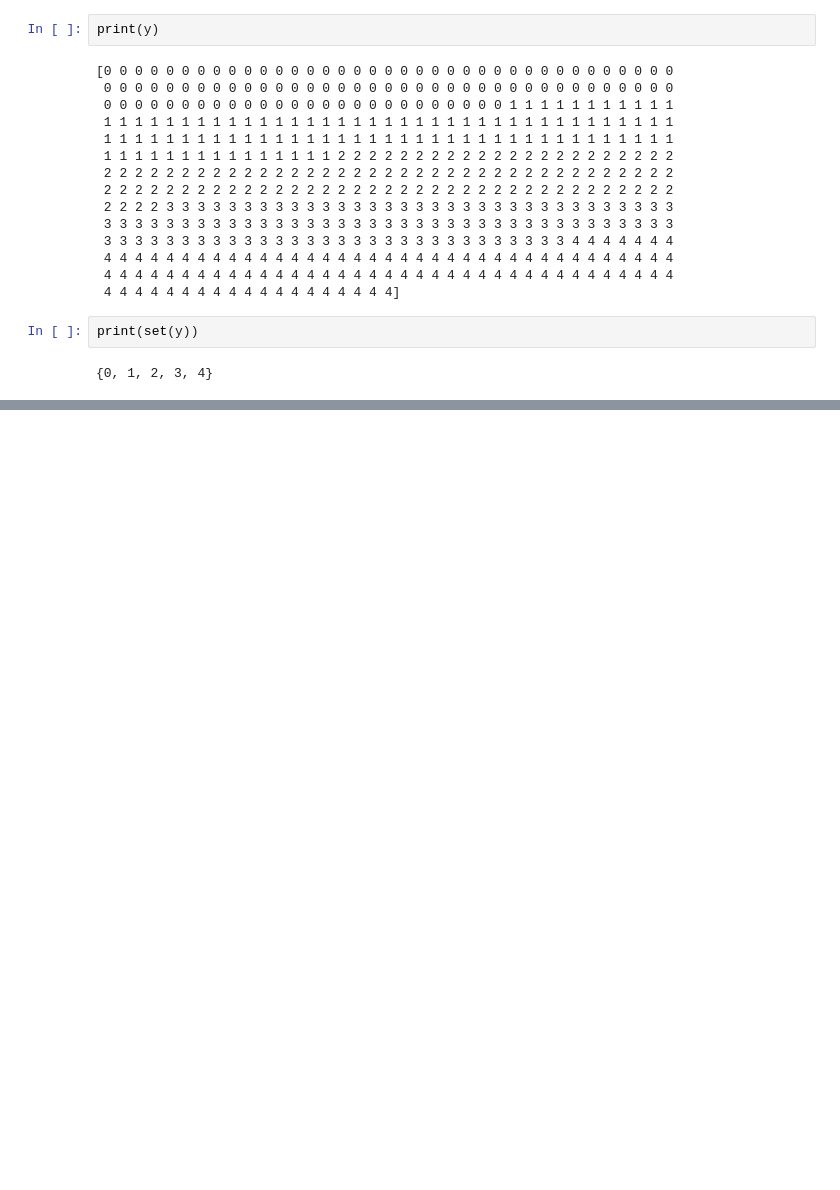
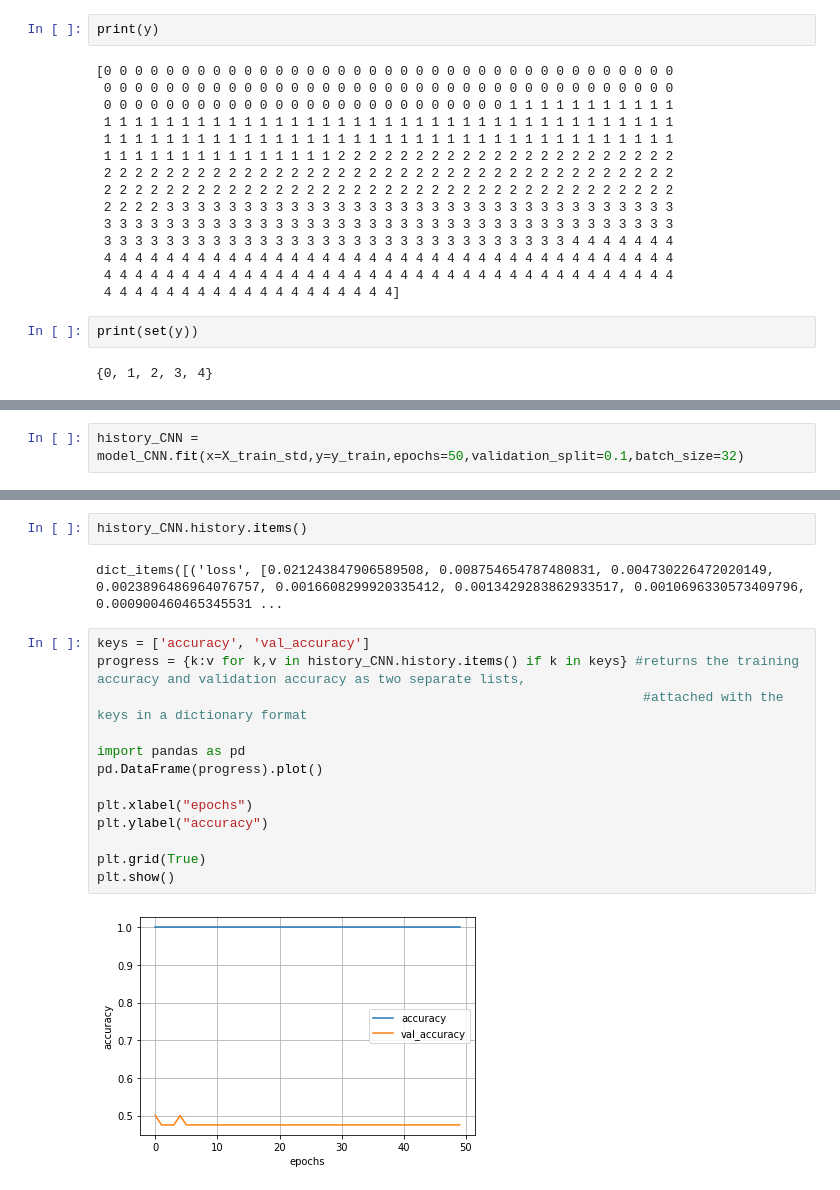
Before and after one commit to JosephGeorgeMtech/Flowers_Classification_CNN, a Jupyter notebook: Flowers_classification_CNN.ipynb, the cells around one changed output, grey strips where cells are left out. Drawn from its saved outputs; the diff is of its cells as text; blank space fills up the shorter version.

```diff
--- a/Flowers_classification_CNN.ipynb
+++ b/Flowers_classification_CNN.ipynb
@@ -141,0 +245,2 @@ print(set(y))
+# %%
+history_CNN = model_CNN.fit(x=X_train_std,y=y_train,epochs=50,validation_split=0.1,batch_size=32)
@@ -141,0 +265,19 @@ print(set(y))
+# %%
+history_CNN.history.items()
+# %% [output]
+dict_items([('loss', [0.021243847906589508, 0.008754654787480831, 0.004730226472020149, 0.0023896486964076757, 0.0016608299920335412, 0.0013429283862933517, 0.0010696330573409796, 0.000900460465345531 ...
+# %%
+keys = ['accuracy', 'val_accuracy']
+progress = {k:v for k,v in history_CNN.history.items() if k in keys} #returns the training accuracy and validation accuracy as two separate lists,
+                                                                      #attached with the keys in a dictionary format
+
+import pandas as pd
+pd.DataFrame(progress).plot()
+
+plt.xlabel("epochs")
+plt.ylabel("accuracy")
+
+plt.grid(True)
+plt.show()
+# %% [output]
+[figure, added]
```
Also changed, not shown: parts of 24 cells of this notebook.
